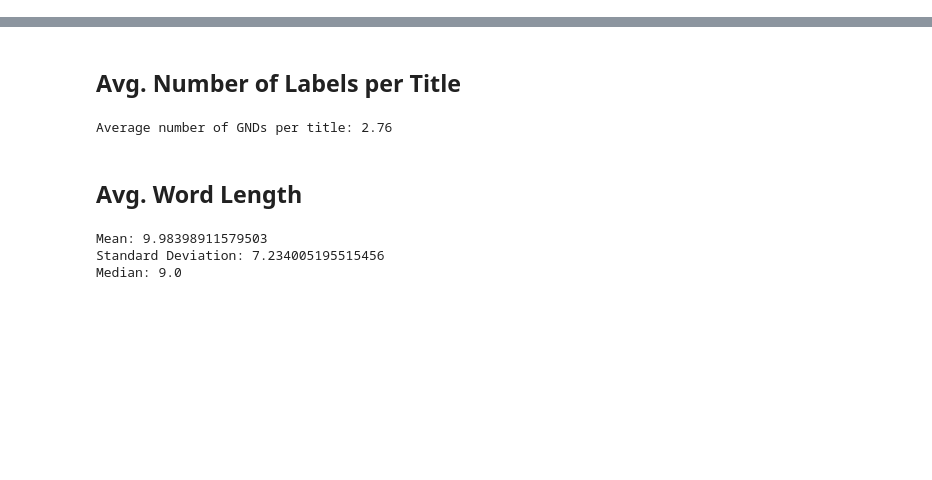
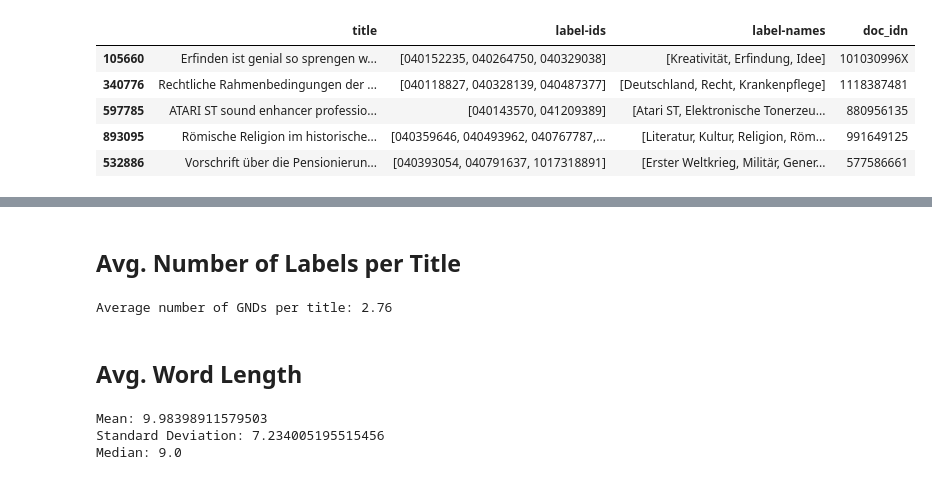
Before and after one commit to katjakon/xmlc-knowledge, a Jupyter notebook: notebooks/figures.ipynb, the cells around one changed output, grey strips where cells are left out. Drawn from its saved outputs; the diff is of its cells as text; code cells hidden in the pictures; blank space fills up the shorter version.

```diff
--- a/notebooks/figures.ipynb
+++ b/notebooks/figures.ipynb
@@ -29 +34,11 @@ data = GNDDataset(
 )
+# %%
+df_train = data["train"].to_pandas()
+df_train.sample(5)
+# %% [output]
+|  | title | label-ids | label-names | doc_idn |
+| 105660 | Erfinden ist genial so sprengen w... | [040152235, 040264750, 040329038] | [Kreativität, Erfindung, Idee] | 101030996X |
+| 340776 | Rechtliche Rahmenbedingungen der ... | [040118827, 040328139, 040487377] | [Deutschland, Recht, Krankenpflege] | 1118387481 |
+| 597785 | ATARI ST sound enhancer professio... | [040143570, 041209389] | [Atari ST, Elektronische Tonerzeu... | 880956135 |
+| 893095 | Römische Religion im historische... | [040359646, 040493962, 040767787,... | [Literatur, Kultur, Religion, Röm... | 991649125 |
+| 532886 | Vorschrift über die Pensionierun... | [040393054, 040791637, 1017318891] | [Erster Weltkrieg, Militär, Gener... | 577586661 |
```
Also changed, not shown: parts of 11 cells of this notebook, 3 other files.
